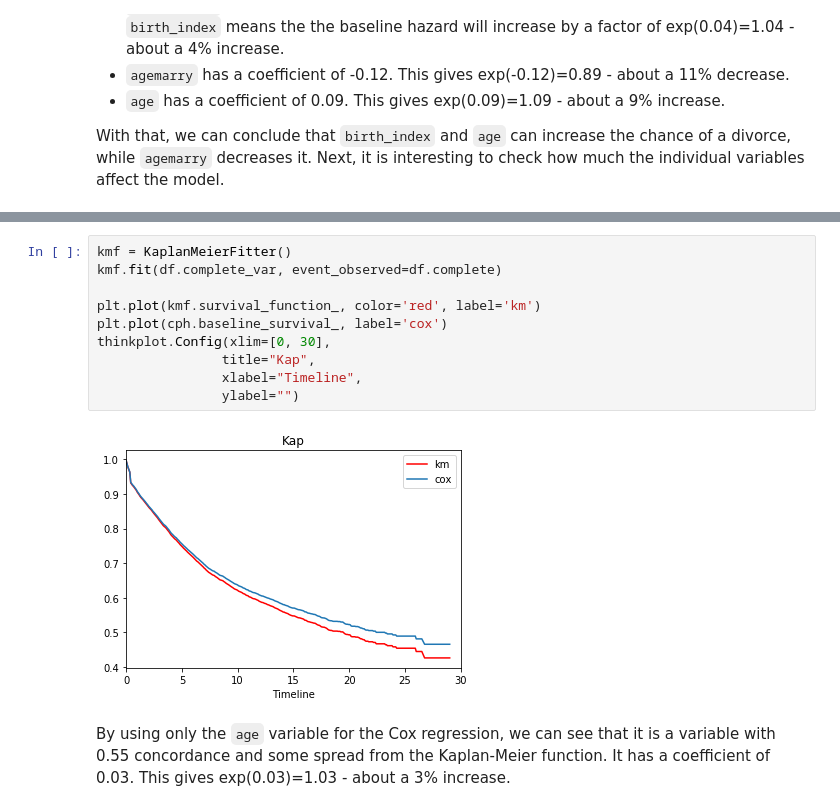
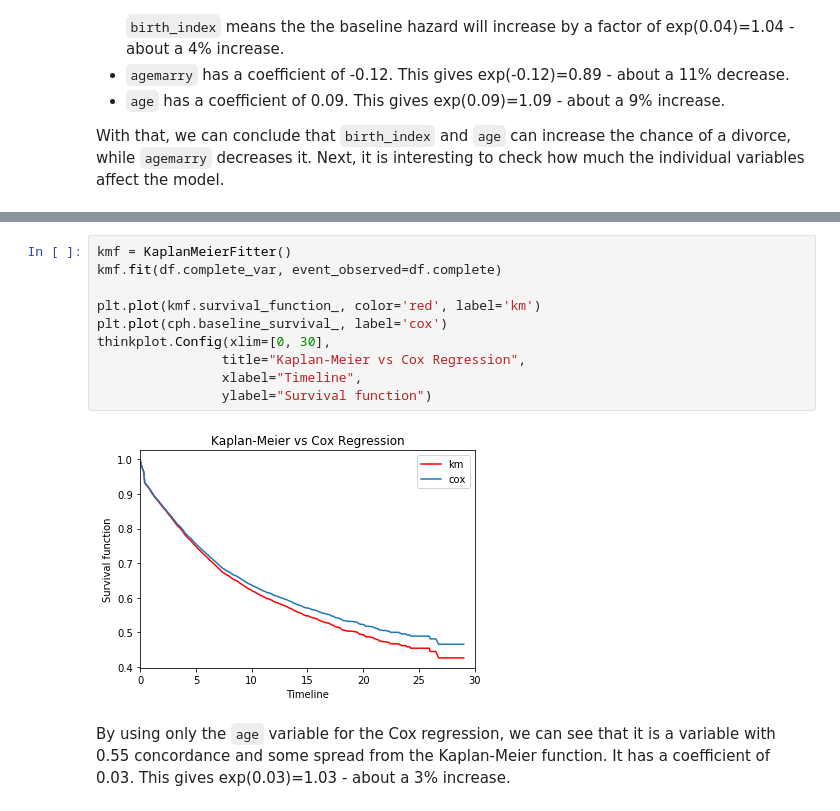
Before and after one commit to filipefborba/MarriageNSFG, a Jupyter notebook: project2/project2.ipynb, the cells around one changed output, grey strips where cells are left out. Cells and saved outputs as stored; diff of their text form.

````diff
--- a/project2/project2.ipynb
+++ b/project2/project2.ipynb
@@ -424,15 +428,15 @@ Log-likelihood ratio test = 105.61 on 1 df, -log2(p)=79.88
 # %%
 kmf = KaplanMeierFitter()
 kmf.fit(df.complete_var, event_observed=df.complete)
 
 plt.plot(kmf.survival_function_, color='red', label='km')
 plt.plot(cph.baseline_survival_, label='cox')
 thinkplot.Config(xlim=[0, 30],
-                title="Kap",
+                title="Kaplan-Meier vs Cox Regression",
                 xlabel="Timeline",
-                ylabel="")
+                ylabel="Survival function")
 # %% [output]
-[figure, old version]
+[figure, new version]
 # %% [markdown]
 By using only the ```age``` variable for the Cox regression, we can see that it is a variable with 0.55 concordance and some spread from the Kaplan-Meier function. It has a coefficient of 0.03. This gives exp(0.03)=1.03 - about a 3% increase.
 # %%
````
Also changed, not shown: parts of 15 cells of this notebook, 4 other files.
